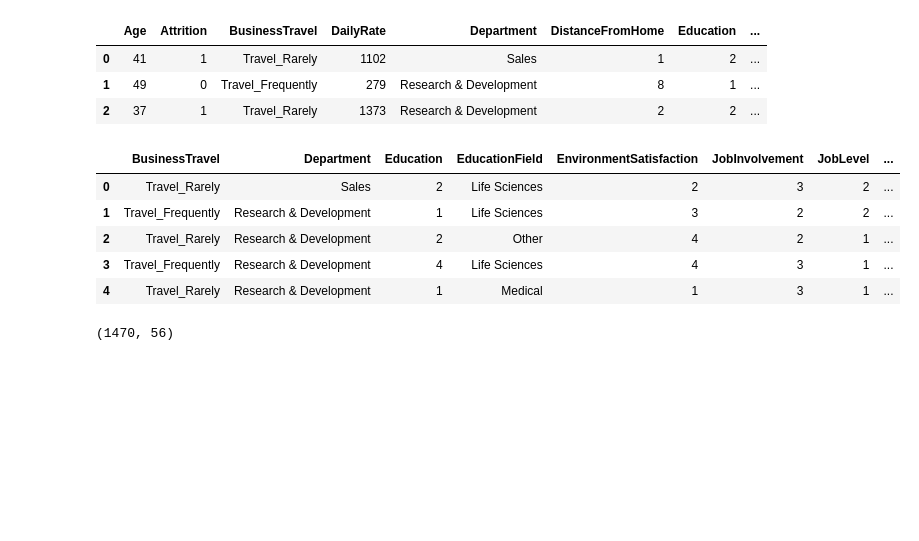
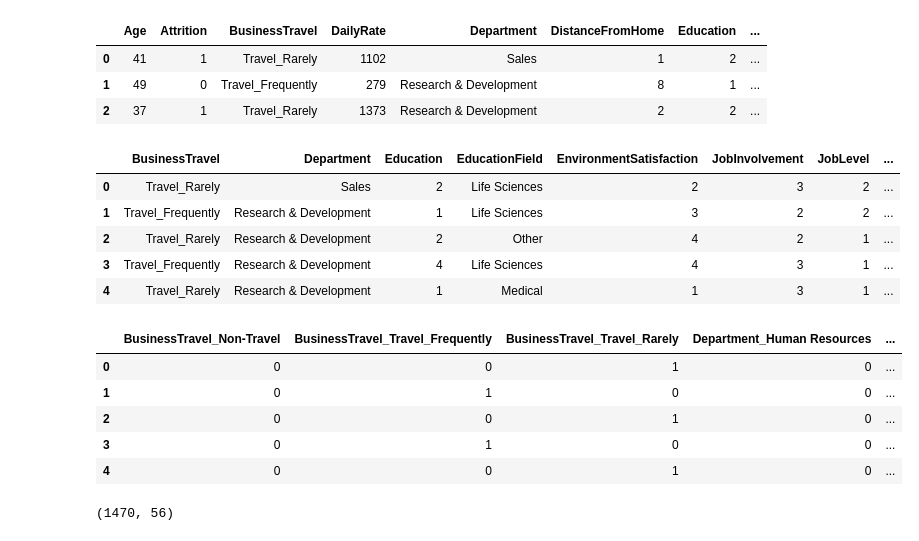
Before and after one commit to fmarcelneves/HR-Analytics-Prediction, a Jupyter notebook: IBM_HR_Analytics_and_prediction.ipynb, the cells around one changed output. Cells and saved outputs as stored; diff of their text form; code cells hidden in the pictures; blank space fills up the shorter version.

```diff
--- a/IBM_HR_Analytics_and_prediction.ipynb
+++ b/IBM_HR_Analytics_and_prediction.ipynb
@@ -613,8 +613,18 @@ X_cat.head()
 | 3 | Travel_Frequently | Research & Development | 4 | Life Sciences | 4 | 3 | 1 | ... |
 | 4 | Travel_Rarely | Research & Development | 1 | Medical | 1 | 3 | 1 | ... |
 # %%
-onehotencoder = OneHotEncoder()
-X_cat = onehotencoder.fit_transform(X_cat).toarray()
+#onehotencoder = OneHotEncoder()
+#X_cat = onehotencoder.fit_transform(X_cat).toarray()
+# %%
+X_cat = pd.get_dummies(X_cat, columns=['BusinessTravel', 'Department', 'Education', 'EducationField', 'EnvironmentSatisfaction', 'JobInvolvement', 'JobLevel', 'JobRole', 'JobSatisfaction', 'MaritalStatus', 'PerformanceRating', 'RelationshipSatisfaction', 'WorkLifeBalance'])
+X_cat.head()
+# %% [output]
+|  | BusinessTravel_Non-Travel | BusinessTravel_Travel_Frequently | BusinessTravel_Travel_Rarely | Department_Human Resources | ... |
+| 0 | 0 | 0 | 1 | 0 | ... |
+| 1 | 0 | 1 | 0 | 0 | ... |
+| 2 | 0 | 0 | 1 | 0 | ... |
+| 3 | 0 | 1 | 0 | 0 | ... |
+| 4 | 0 | 0 | 1 | 0 | ... |
 # %%
 X_cat.shape
 # %% [output]
```
Also changed, not shown: parts of 2 cells of this notebook.
